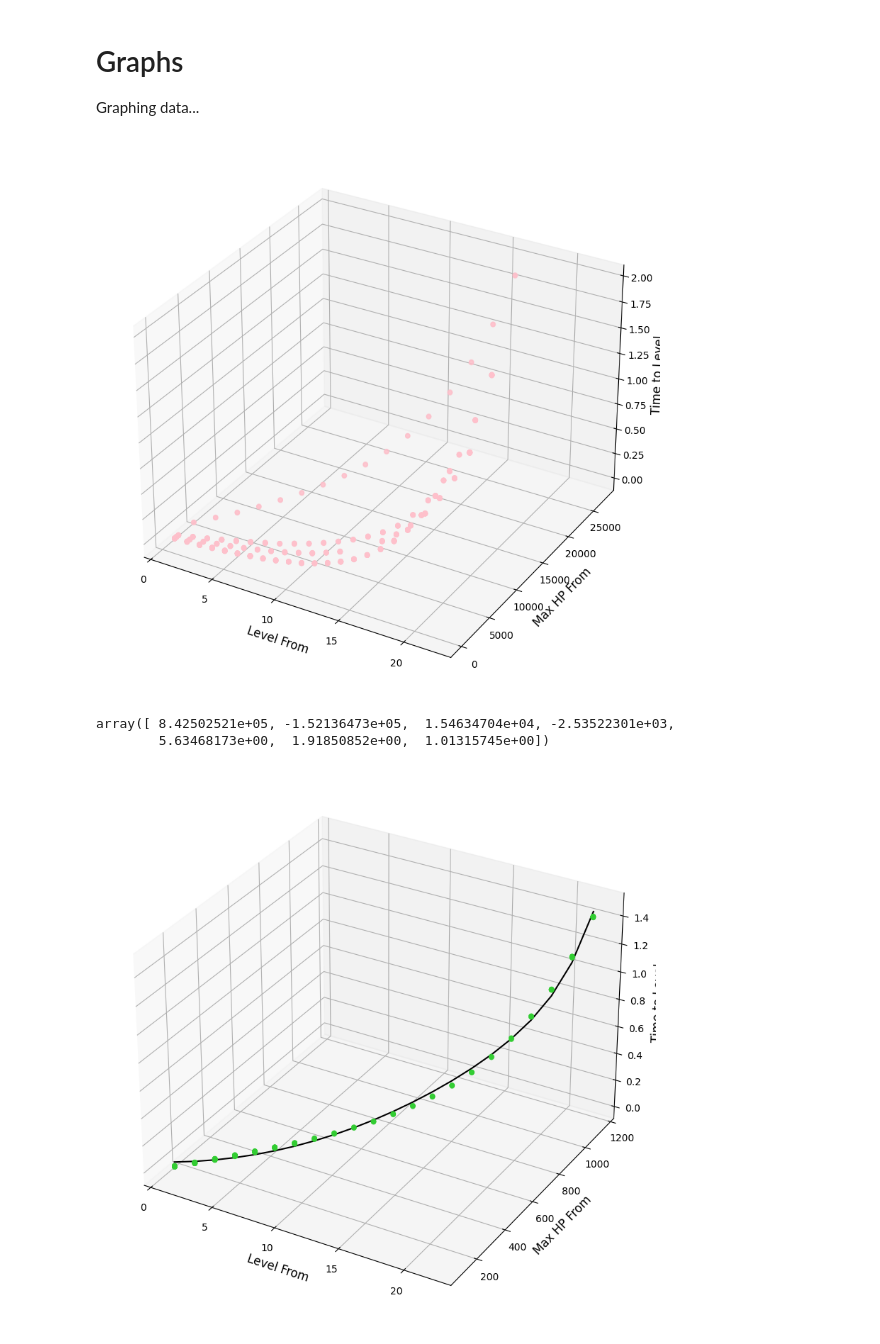
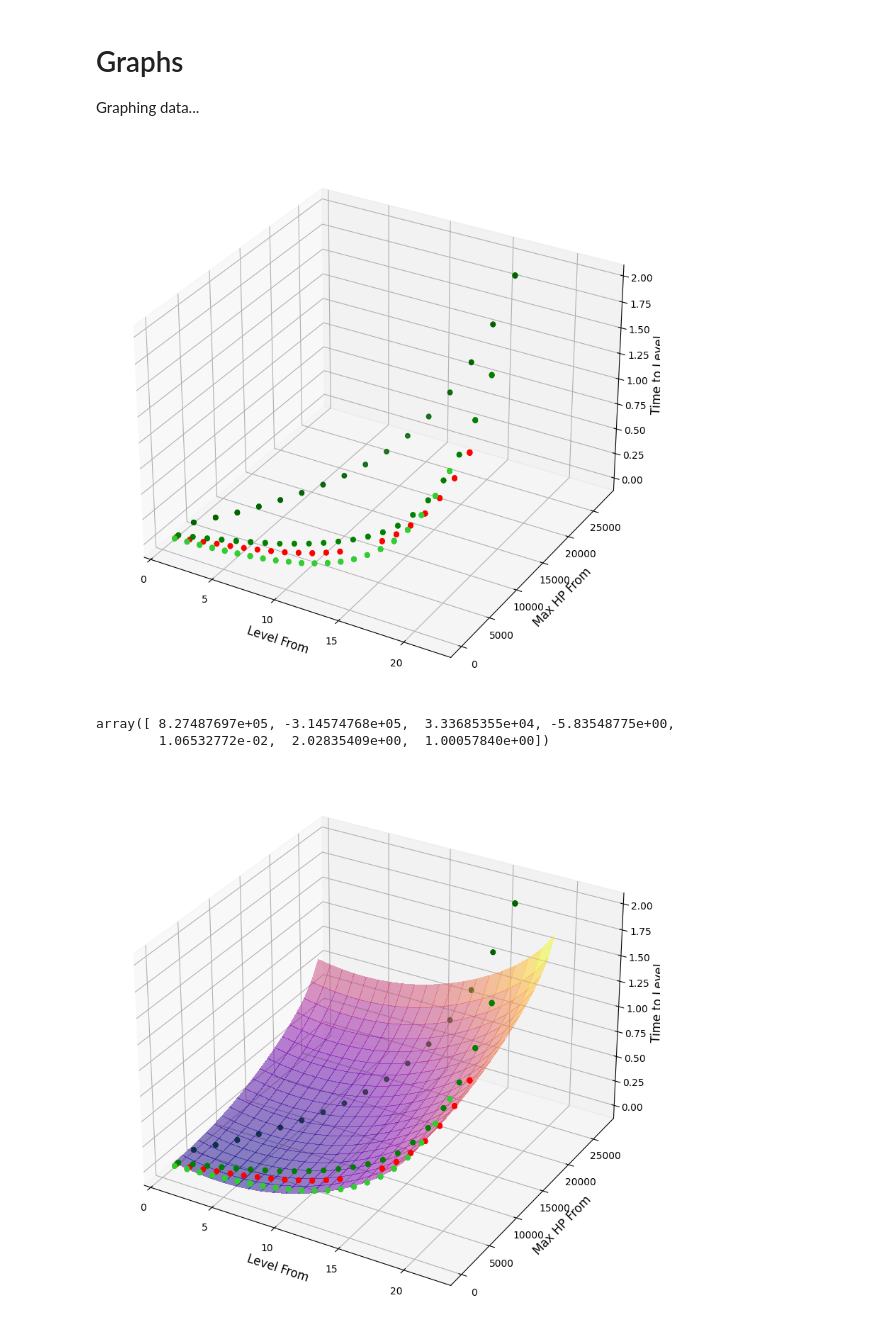
Before and after one commit to earthiverse/al-monster-leveling, a Jupyter notebook: graphs.ipynb, the cells around one changed output. Saved outputs shown, nothing was run; the diff lists cells and outputs as text; code cells hidden in the pictures.

```diff
--- a/graphs.ipynb
+++ b/graphs.ipynb
@@ -22,10 +23,6 @@ ax.set_xlabel('Level From', fontsize=12)
 ax.set_ylabel('Max HP From', fontsize=12)
 ax.set_zlabel('Time to Level', fontsize=12)
 
-X1 = np.concatenate((crabs[:, 1], crocs[:, 1], goos[:, 1], snakes[:, 1]))
-X2 = np.concatenate((crabs[:, 3], crocs[:, 3], goos[:, 3], snakes[:, 3]))
-Y = np.concatenate((crabs[:, 0], crocs[:, 0], goos[:, 0], snakes[:, 0]))
-
 ax.scatter3D(crabs[:, 1], crabs[:, 3], crabs[:, 0], color='red')
 ax.scatter3D(crocs[:, 1], crocs[:, 3], crocs[:, 0], color='darkgreen')
 ax.scatter3D(goos[:, 1], goos[:, 3], goos[:, 0], color='limegreen')
@@ -33,34 +30,45 @@ ax.scatter3D(snakes[:, 1], snakes[:, 3], snakes[:, 0], color='green')
 
 plt.show()
 # %% [output]
-[figure, old version]
+[figure, new version]
 # %%
 def f(X, a, b, c, d, e, f, g):
     level, hp = X
     return a + (b * level) + (c * (level ** 2)) + (d * hp) + (e * (hp ** 2)) + (f ** level) + (g ** hp)
 
-popt, pcov = curve_fit(f, (goos[:, 1], goos[:, 3]), goos[:, 0])
+X1 = np.concatenate((crabs[:, 1], crocs[:, 1], goos[:, 1], snakes[:, 1]))
+X2 = np.concatenate((crabs[:, 3], crocs[:, 3], goos[:, 3], snakes[:, 3]))
+Y = np.concatenate((crabs[:, 0], crocs[:, 0], goos[:, 0], snakes[:, 0]))
+
+popt, pcov = curve_fit(f, (X1, X2), Y)
 # %%
 popt
 # %% [output]
-array([ 8.42502521e+05, -1.52136473e+05,  1.54634704e+04, -2.53522301e+03,
-        5.63468173e+00,  1.91850852e+00,  1.01315745e+00])
+array([ 8.27487697e+05, -3.14574768e+05,  3.33685355e+04, -5.83548775e+00,
+        1.06532772e-02,  2.02835409e+00,  1.00057840e+00])
 # %%
 graph = plt.figure()
 graph.set_figwidth(40)
 graph.set_figheight(10)
 ax = plt.axes(projection='3d')
 ax.set_xlabel('Level From', fontsize=12)
 ax.set_ylabel('Max HP From', fontsize=12)
 ax.set_zlabel('Time to Level', fontsize=12)
 
+ax.scatter3D(crabs[:, 1], crabs[:, 3], crabs[:, 0], color='red')
+ax.scatter3D(crocs[:, 1], crocs[:, 3], crocs[:, 0], color='darkgreen')
 ax.scatter3D(goos[:, 1], goos[:, 3], goos[:, 0], color='limegreen')
+ax.scatter3D(snakes[:, 1], snakes[:, 3], snakes[:, 0], color='green')
 
-ax.plot3D(goos[:, 1], goos[:, 3], f((goos[:,1], goos[:,3]), popt[0], popt[1], popt[2], popt[3], popt[4], popt[5], popt[6]), color='black')
+LEVELS = np.linspace(1, 20, 20)
+MAX_HP = np.linspace(100, 25000, 20)
+X, Y = np.meshgrid(LEVELS, MAX_HP)
+Z = f((X, Y), popt[0], popt[1], popt[2], popt[3], popt[4], popt[5], popt[6])
+surf = ax.plot_surface(X, Y, Z, cmap=cm.plasma, alpha=0.5, linewidth=0, antialiased=False)
 
 plt.show()
 # %% [output]
-[figure, old version]
+[figure, new version]
 # %%
 print(f"{popt[0]} + ({popt[1]} * level) + ({popt[2]} * (level ** 2)) + ({popt[3]} * hp) + ({popt[4]} * (hp ** 2)) + ({popt[5]} ** level) + ({popt[6]} ** hp)")
 # %% [output]
```
Also changed, not shown: parts of 2 cells of this notebook.
